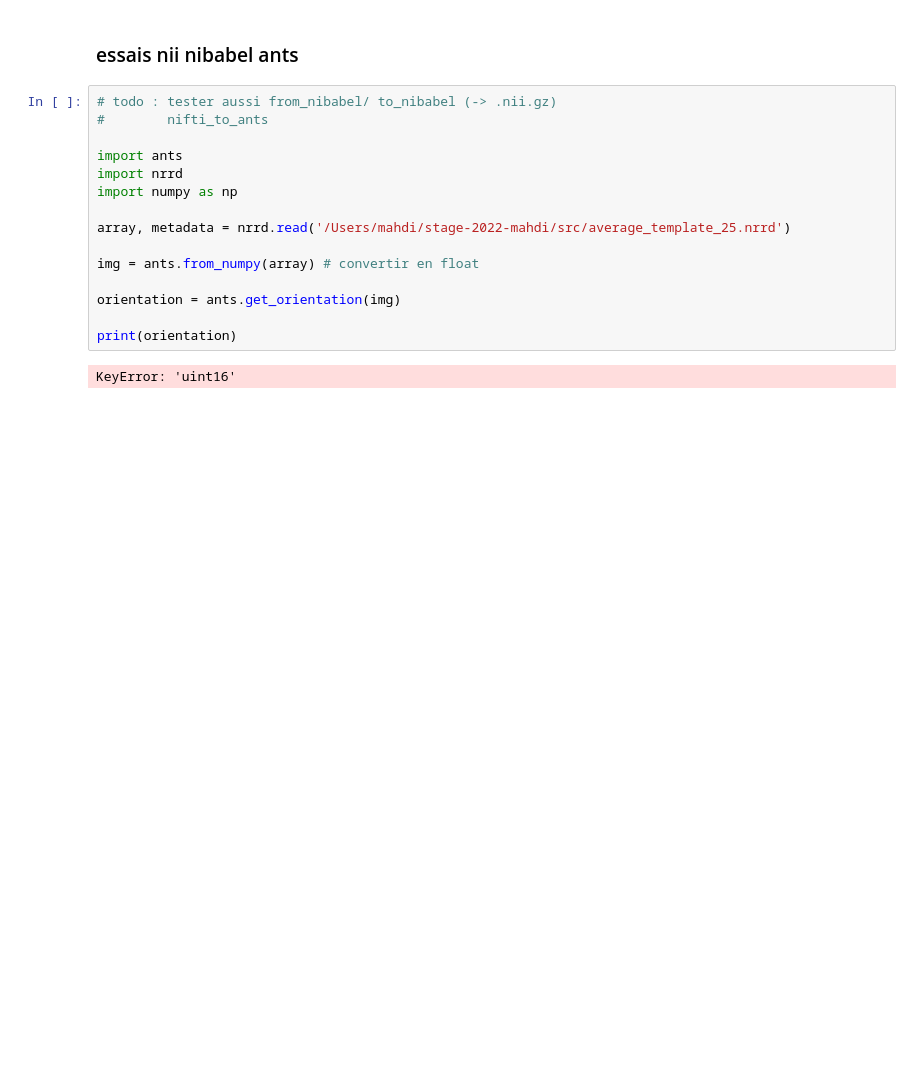
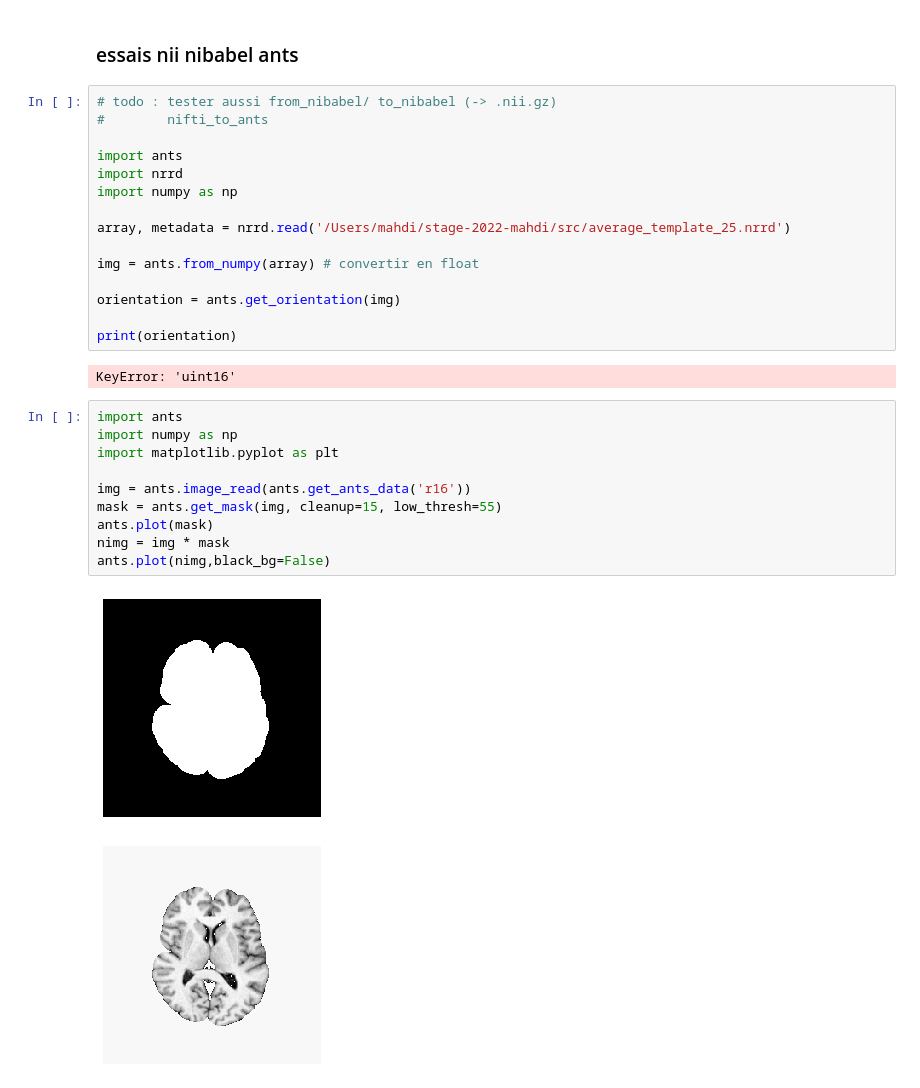
Before and after one commit to linum-uqam/m2m, a Jupyter notebook: src/antspyx_tuto.ipynb, the cells around one changed output. Drawn from its saved outputs; the diff is of its cells as text; blank space fills up the shorter version.

```diff
--- a/src/antspyx_tuto.ipynb
+++ b/src/antspyx_tuto.ipynb
@@ -157,3 +157,16 @@ orientation = ants.get_orientation(img)
 print(orientation)
 # %% [output]
 KeyError: 'uint16'
+# %%
+import ants
+import numpy as np
+import matplotlib.pyplot as plt
+
+img = ants.image_read(ants.get_ants_data('r16'))
+mask = ants.get_mask(img, cleanup=15, low_thresh=55)
+ants.plot(mask)
+nimg = img * mask
+ants.plot(nimg,black_bg=False)
+# %% [output]
+[figure, added]
+[figure, added]
```
Also changed, not shown: parts of 2 cells of this notebook.
